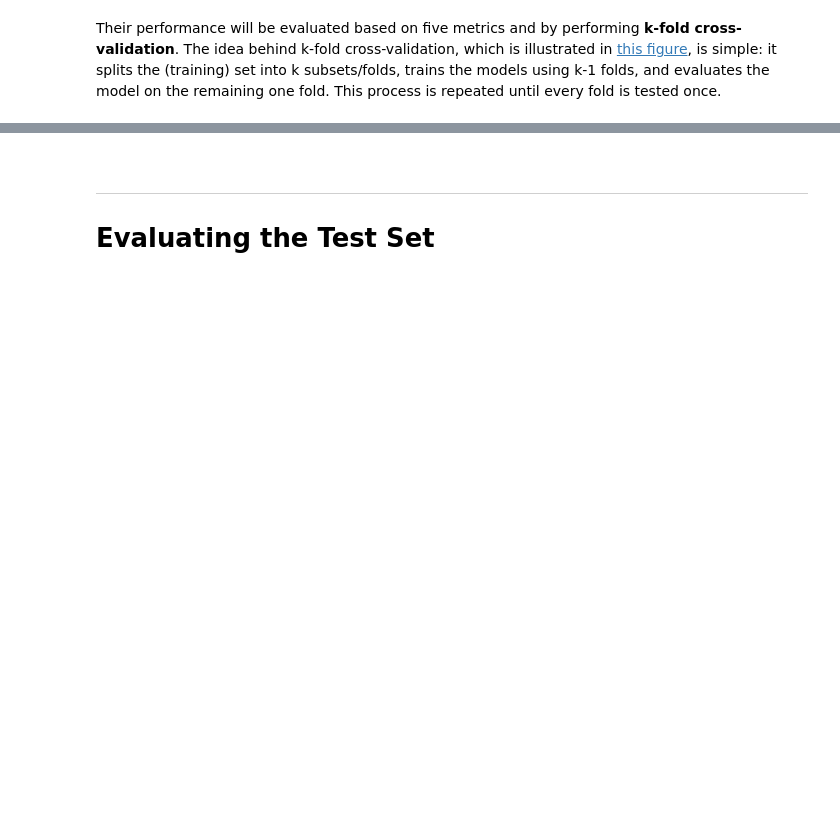
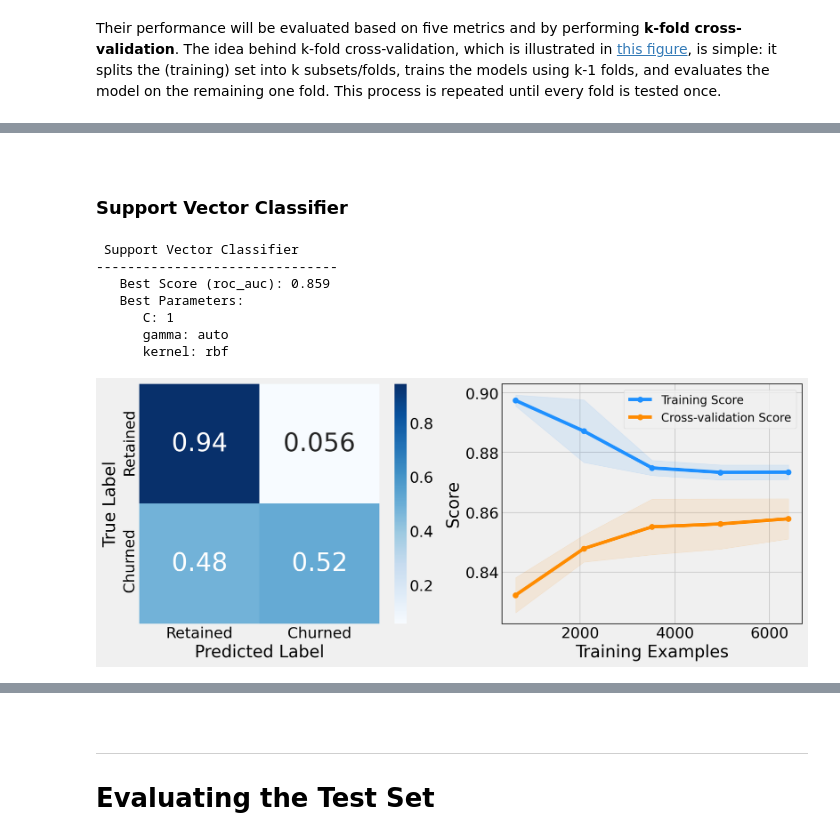
Before and after one commit to KOrfanakis/Predicting_Customer_Churn_Classification, a Jupyter notebook: Analysis_Notebook.ipynb, the cells around one changed output, grey strips where cells are left out. Drawn from its saved outputs; the diff is of its cells as text; code cells hidden in the pictures; blank space fills up the shorter version.

```diff
--- a/Analysis_Notebook.ipynb
+++ b/Analysis_Notebook.ipynb
@@ -694,0 +881,31 @@ baseline_df.style.highlight_max(color='indianred', axis=0)
+# %% [markdown]
+<br>
+
+### Support Vector Classifier
+# %%
+svc = SVC(probability=True, random_state=random_state, class_weight='balanced')
+
+param_grid = {
+    'kernel': ['linear', 'rbf', 'sigmoid'],
+    'C': [.1, 1, 10],
+    'gamma': ['scale', 'auto']
+}
+
+svc_clf = GridSearchCV(estimator=svc,
+                       param_grid=param_grid,
+                       scoring=scoring_metric,
+                       cv=cv,
+                       verbose=False,
+                       n_jobs=-1)
+
+best_svc_clf = svc_clf.fit(X_train, y_train)
+clf_performance(best_svc_clf, 'Support Vector Classifier', 'SVC', cv)
+# %% [output]
+ Support Vector Classifier
+-------------------------------
+   Best Score (roc_auc): 0.859
+   Best Parameters:
+      C: 1
+      gamma: auto
+      kernel: rbf
+[figure, added]
```
Also changed, not shown: parts of 50 cells of this notebook.
